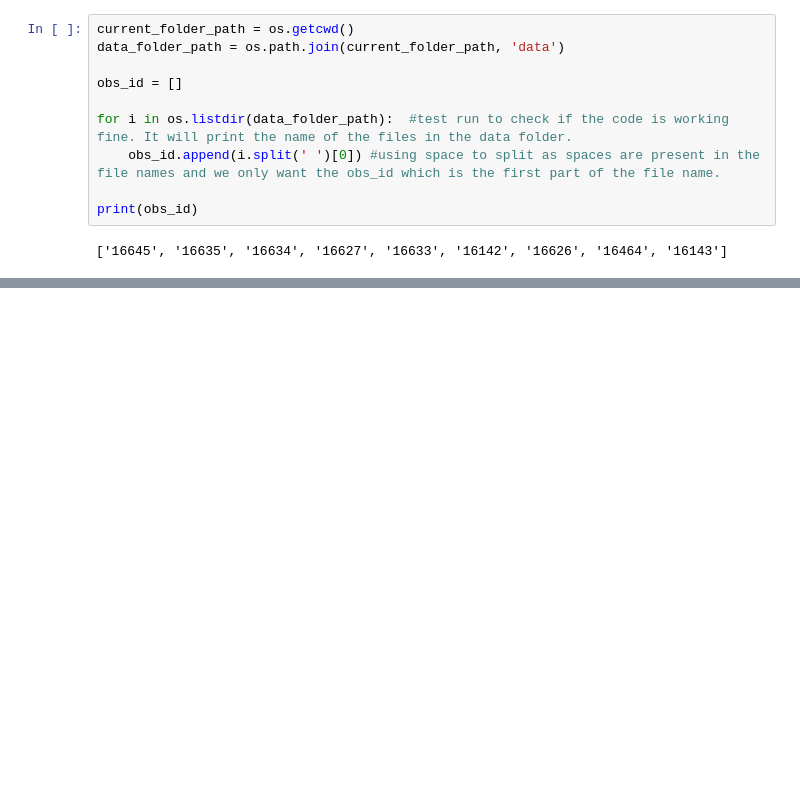
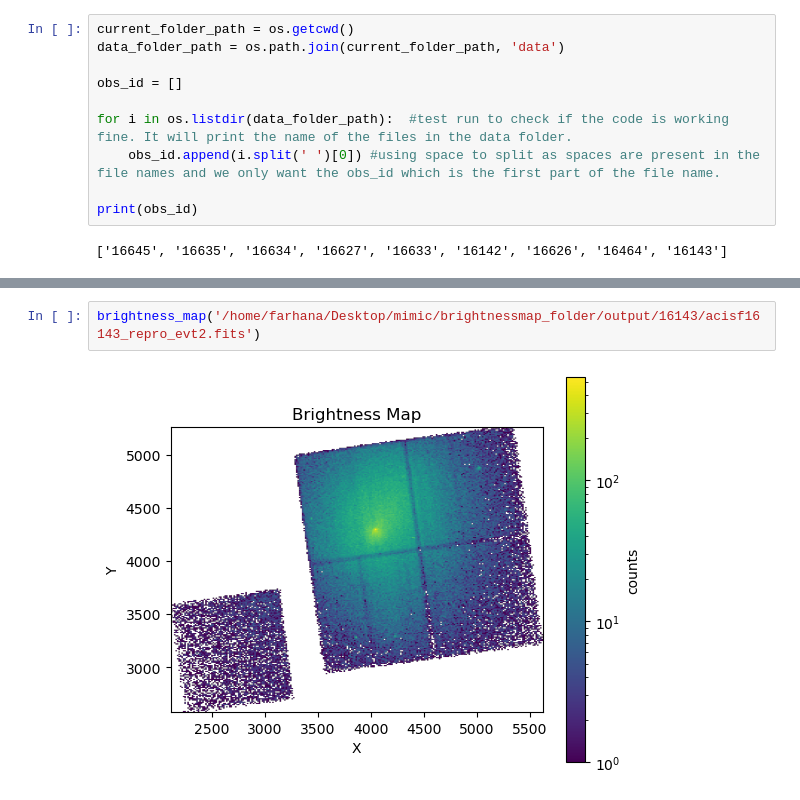
Before and after one commit to farna-dev/Surface_Brightness_Map_Mimic, a Jupyter notebook: brightnessmap.ipynb, the cells around one changed output, grey strips where cells are left out. Saved outputs shown, nothing was run; the diff lists cells and outputs as text; blank space fills up the shorter version.

Commit message:
updated brightnessmap notebook

```diff
--- a/brightnessmap.ipynb
+++ b/brightnessmap.ipynb
@@ -35,0 +147,4 @@ for i in obs_id:
+# %%
+brightness_map('/home/farhana/Desktop/mimic/brightnessmap_folder/output/16143/acisf16143_repro_evt2.fits')
+# %% [output]
+[figure, added]
```
Also changed, not shown: parts of 27 cells of this notebook, 1 other file.
